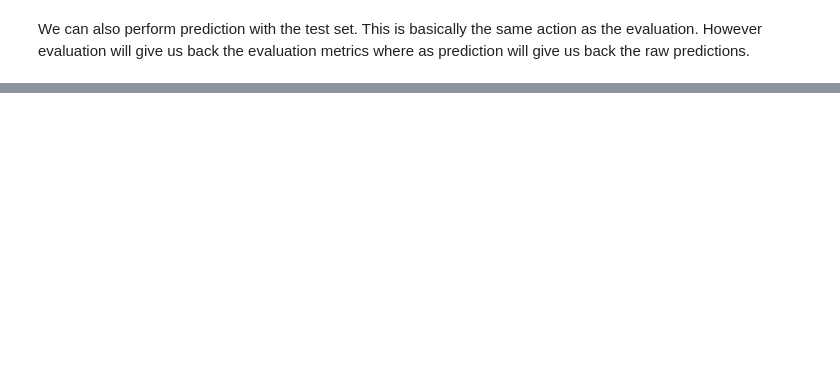
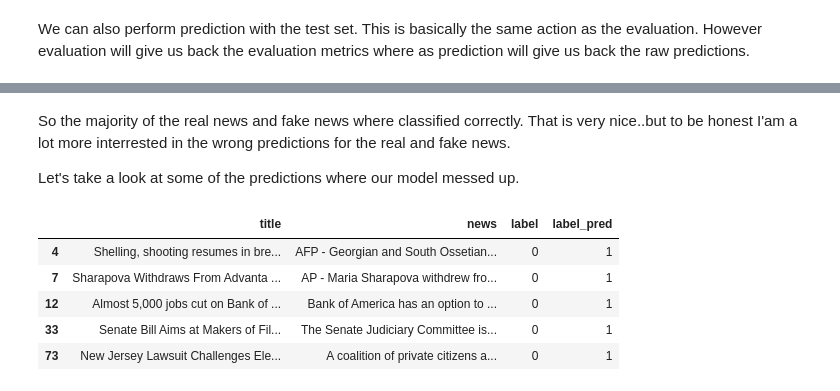
Before and after one commit to RobinSmits/FakeNews-Generator-And-Detector, a Jupyter notebook: FakeNews_Generator_And_Detector.ipynb, the cells around one changed output, grey strips where cells are left out. Drawn from its saved outputs; the diff is of its cells as text; code cells hidden in the pictures; blank space fills up the shorter version.

```diff
--- a/FakeNews_Generator_And_Detector.ipynb
+++ b/FakeNews_Generator_And_Detector.ipynb
@@ -329,36 +380,27 @@ The 'description' input will be labelled with 0. The 'generated' input will be l
 # %%
 def create_dataset(df):
-    number_of_samples = df.shape[0]
-    total_samples = 2 * df.shape[0]
+    total_samples = df.shape[0]
 
     # Placeholders input
     input_ids = np.zeros((total_samples, MAX_LEN), dtype = 'int32')
     input_masks = np.zeros((total_samples, MAX_LEN), dtype = 'int32')
     labels = np.zeros((total_samples, ), dtype = 'int32')
 
-    for index, row in tqdm(zip(range(0, total_samples, 2), df.iterrows()), total = number_of_samples):
+    for index, row in tqdm(zip(range(0, total_samples), df.iterrows()), total = total_samples):
 
-        # Get title and description as strings
-        description = row[1]['description']
-        generated = row[1]['generated']
+        # Get news and label...
+        news = row[1]['news']
+        label = row[1]['label']
 
-        # Process Description - Set Label for real as 0
-        input_encoded = roberta_tokenizer.encode_plus(description, add_special_tokens = True, max_length = MAX_LEN, truncation = True)
+        # Process News - Set Label.....
+        input_encoded = roberta_tokenizer.encode_plus(news, add_special_tokens = True, max_length = MAX_LEN, truncation = True)
         input_ids_sample = input_encoded['input_ids']
         input_ids[index,:len(input_ids_sample)] = input_ids_sample
         attention_mask_sample = input_encoded['attention_mask']
         input_masks[index,:len(attention_mask_sample)] = attention_mask_sample
-        labels[index] = 0
+        labels[index] = int(label)
 
-        # Process Generated - Set Label for fake as 1
-        input_encoded = roberta_tokenizer.encode_plus(generated, add_special_tokens = True, max_length = MAX_LEN, truncation = True)
-        input_ids_sample = input_encoded['input_ids']
-        input_ids[index+1,:len(input_ids_sample)] = input_ids_sample
-        attention_mask_sample = input_encoded['attention_mask']
-        input_masks[index+1,:len(attention_mask_sample)] = attention_mask_sample
-        labels[index+1] = 1
-
-    # Create DatasetDictionary structure is also preserved.
+    # Create Dataset.
     dataset = tf.data.Dataset.from_tensor_slices(({'input_ids': input_ids, 'attention_mask': input_masks}, labels))
 
     # Return Dataset
@@ -368,17 +408,13 @@ We load the csv file and call the previously defined function to generate our fi
 # %%
-# Import Generated Fake News
-df = pd.read_csv(WORK_DIR + 't5_generated_fake_news_final.csv')
-
 # Show Sizes
-print(f'Test DF Shape: {df.shape}')
+print(f'Test DF Shape: {test_df.shape}')
 
 # Create Validation Dataset
-test_dataset = create_dataset(df)
+test_dataset = create_dataset(test_df)
 test_dataset = test_dataset.batch(PREDICT_BATCH_SIZE)
-test_dataset = test_dataset.repeat(-1)
 test_dataset = test_dataset.prefetch(128)
 
 # Steps
-test_steps = (df.shape[0] * 2) // PREDICT_BATCH_SIZE
+test_steps = test_df.shape[0] // PREDICT_BATCH_SIZE
 print(f'Test Steps: {test_steps}')
 # %% [output]
@@ -450,5 +486,6 @@ preds = model.predict(test_dataset, steps = test_steps, verbose = 1)
 print(preds.logits)
 
 # Probabilities
-print(tf.nn.softmax(preds.logits).numpy())
+probs = tf.nn.softmax(preds.logits).numpy()
+print(probs)
 # %% [output]
@@ -469,0 +507,16 @@ print(tf.nn.softmax(preds.logits).numpy())
+# %%
+test_df['label_pred'] = np.argmax(probs, axis = 1)
+# %% [markdown]
+So the majority of the real news and fake news where classified correctly. That is very nice..but to be honest I'am a lot more interrested in the wrong predictions for the real and fake news.
+
+Let's take a look at some of the predictions where our model messed up.
+# %%
+# Real News ... but classified as Fake...
+test_df[test_df.label.eq(0) & test_df.label_pred.eq(1)].head()
+# %% [output]
+|  | title | news | label | label_pred |
+| 4 | Shelling, shooting resumes in bre... | AFP - Georgian and South Ossetian... | 0 | 1 |
+| 7 | Sharapova Withdraws From Advanta ... | AP - Maria Sharapova withdrew fro... | 0 | 1 |
+| 12 | Almost 5,000 jobs cut on Bank of ... | Bank of America has an option to ... | 0 | 1 |
+| 33 | Senate Bill Aims at Makers of Fil... | The Senate Judiciary Committee is... | 0 | 1 |
+| 73 | New Jersey Lawsuit Challenges Ele... | A coalition of private citizens a... | 0 | 1 |
```
Also changed, not shown: parts of 15 cells of this notebook.
